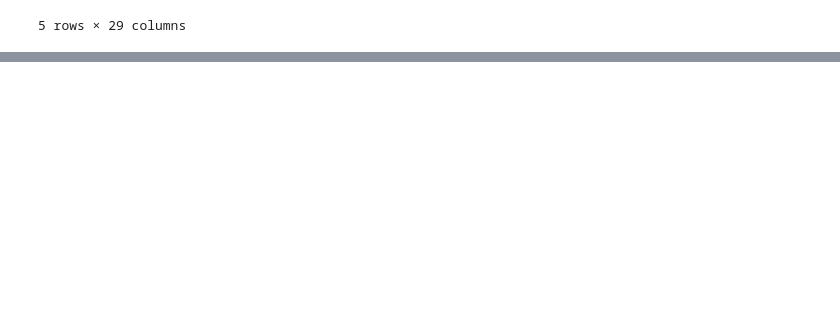
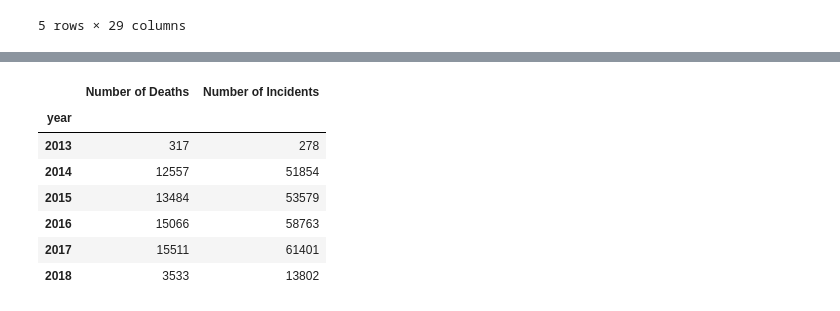
Before and after one commit to summergernon/gun_violence_analysis, a Jupyter notebook: Project_1_SG.ipynb, the cells around one changed output, grey strips where cells are left out. Drawn from its saved outputs; the diff is of its cells as text; code cells hidden in the pictures; blank space fills up the shorter version.

```diff
--- a/Project_1_SG.ipynb
+++ b/Project_1_SG.ipynb
@@ -62,0 +133,15 @@ KeyError: 'n_killed'
+# %%
+# Create a new dataframe with years
+year_df = pd.DataFrame({
+                        "Number of Incidents" : incidents_years,
+                        "Number of Deaths": sum_of_deaths_year})
+year_df
+# %% [output]
+|  | Number of Deaths | Number of Incidents |
+| year |  |  |
+| 2013 | 317 | 278 |
+| 2014 | 12557 | 51854 |
+| 2015 | 13484 | 53579 |
+| 2016 | 15066 | 58763 |
+| 2017 | 15511 | 61401 |
+| 2018 | 3533 | 13802 |
```
Also changed, not shown: parts of 16 cells of this notebook.
